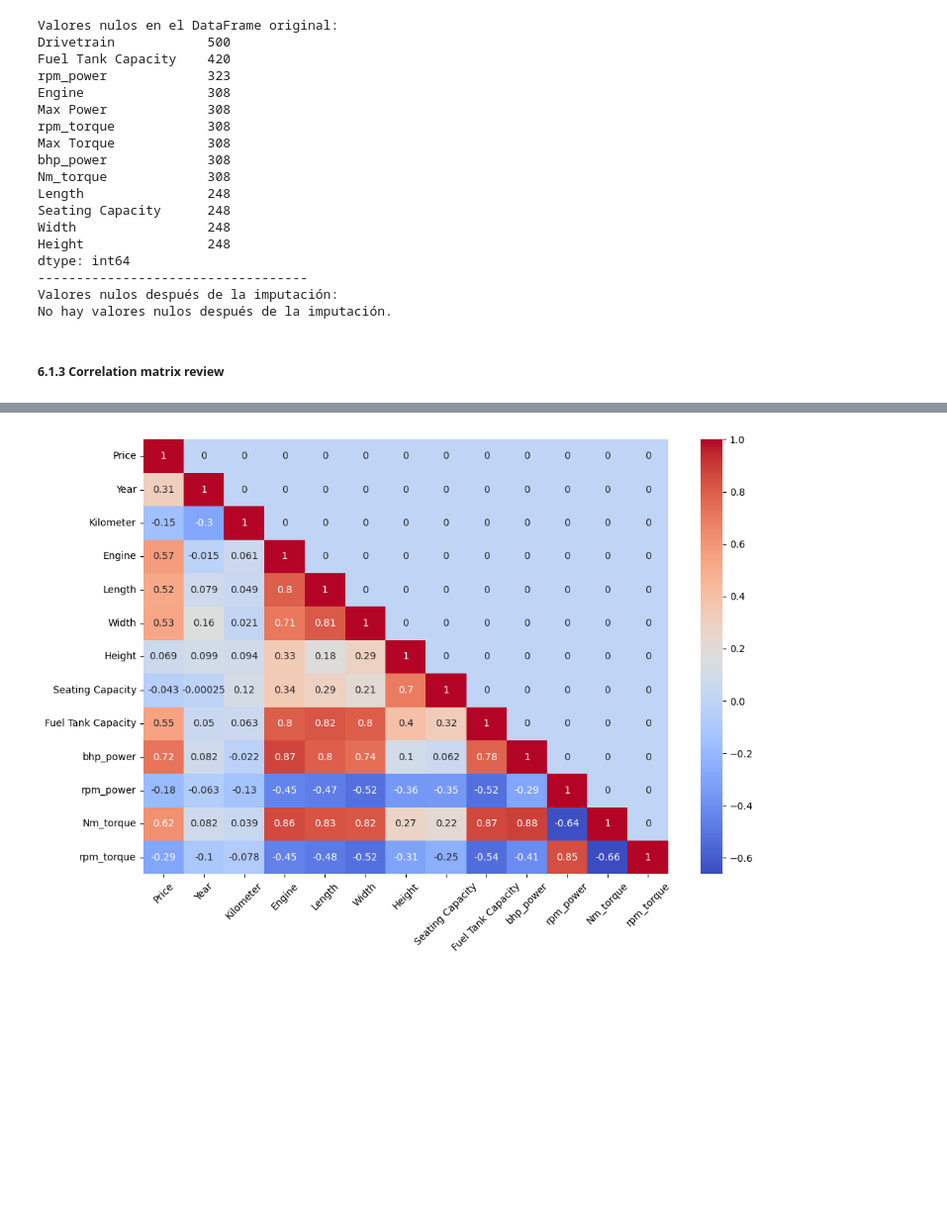
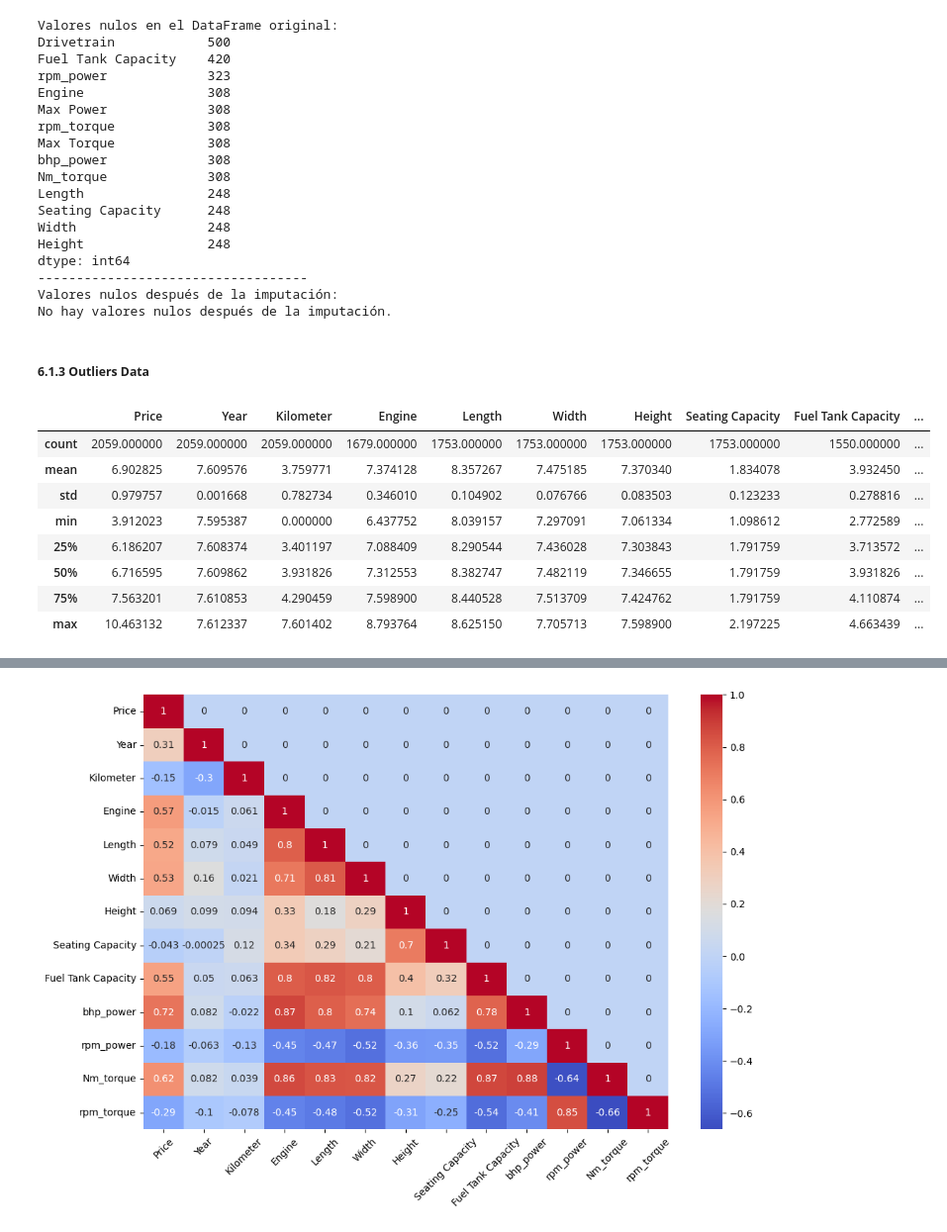
Before and after one commit to Emmaquantum/Data-Science-project-Vehicles, a Jupyter notebook: Main.ipynb, the cells around one changed output, grey strips where cells are left out. Shown at 99% size. Drawn from its saved outputs; the diff is of its cells as text; code cells hidden in the pictures; blank space fills up the shorter version.

Commit message:
Data cleaning

```diff
--- a/Main.ipynb
+++ b/Main.ipynb
@@ -837,5 +846,21 @@ dtype: int64
 -----------------------------------
 Valores nulos después de la imputación:
 No hay valores nulos después de la imputación.
-# %% [markdown]
-##### **6.1.3 Correlation matrix review**
+# %% [markdown]
+##### **6.1.3 Outliers Data**
+# %%
+#Transform Numerical variables in logarithmic scale
+data_log = data_imputed.copy()
+columnas_numericas = data_log.select_dtypes(include=['int', 'float']).columns
+data_log[columnas_numericas] = data_[columnas_numericas].apply(lambda x: np.log(x + 1))  # Adding 1 to avoid log(0)
+data_log.describe()
+# %% [output]
+|  | Price | Year | Kilometer | Engine | Length | Width | Height | Seating Capacity | Fuel Tank Capacity | ... |
+| count | 2059.000000 | 2059.000000 | 2059.000000 | 1679.000000 | 1753.000000 | 1753.000000 | 1753.000000 | 1753.000000 | 1550.000000 | ... |
+| mean | 6.902825 | 7.609576 | 3.759771 | 7.374128 | 8.357267 | 7.475185 | 7.370340 | 1.834078 | 3.932450 | ... |
+| std | 0.979757 | 0.001668 | 0.782734 | 0.346010 | 0.104902 | 0.076766 | 0.083503 | 0.123233 | 0.278816 | ... |
+| min | 3.912023 | 7.595387 | 0.000000 | 6.437752 | 8.039157 | 7.297091 | 7.061334 | 1.098612 | 2.772589 | ... |
+| 25% | 6.186207 | 7.608374 | 3.401197 | 7.088409 | 8.290544 | 7.436028 | 7.303843 | 1.791759 | 3.713572 | ... |
+| 50% | 6.716595 | 7.609862 | 3.931826 | 7.312553 | 8.382747 | 7.482119 | 7.346655 | 1.791759 | 3.931826 | ... |
+| 75% | 7.563201 | 7.610853 | 4.290459 | 7.598900 | 8.440528 | 7.513709 | 7.424762 | 1.791759 | 4.110874 | ... |
+| max | 10.463132 | 7.612337 | 7.601402 | 8.793764 | 8.625150 | 7.705713 | 7.598900 | 2.197225 | 4.663439 | ... |
```
Also changed, not shown: parts of 42 cells of this notebook.
